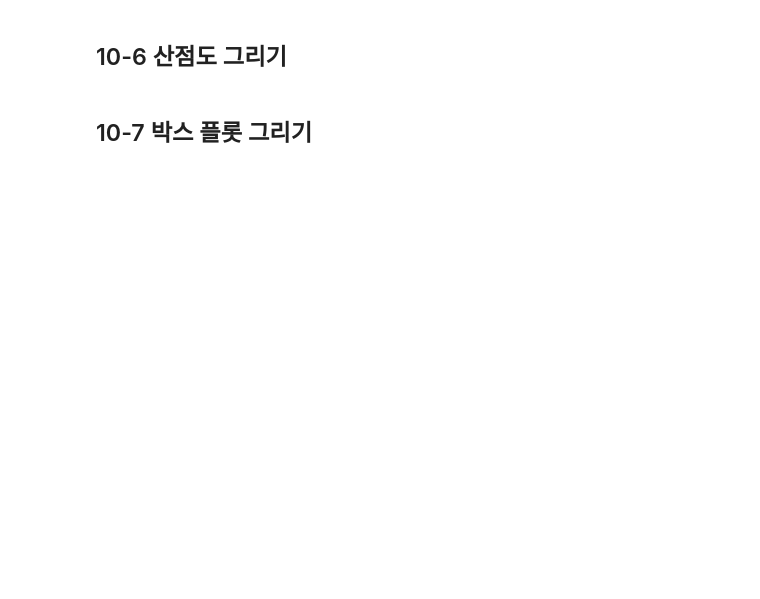
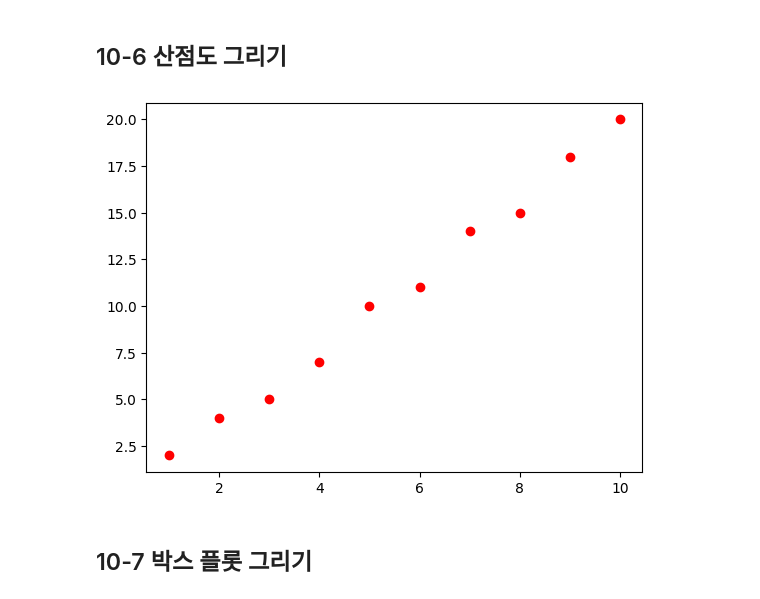
Before and after one commit to cowboy779/202509_DataAnalysis, a Jupyter notebook: 오픈소스_데이터_분석_10강.ipynb, the cells around one changed output. Saved outputs shown, nothing was run; the diff lists cells and outputs as text; code cells hidden in the pictures; blank space fills up the shorter version.

```diff
--- a/오픈소스_데이터_분석_10강.ipynb
+++ b/오픈소스_데이터_분석_10강.ipynb
@@ -138,13 +147,16 @@ plt.show()
 # %%
 import matplotlib.pyplot as plt
 
 ## 데이터 정의
 x = [1, 2, 3, 4, 5, 6, 7, 8, 9, 10]
 y = [2, 4, 5, 7, 10, 11, 14, 15, 18, 20]
 
 ## 산점도 그리기
+plt.scatter(x, y, color='red', marker='o', label='Scatter')
 
 plt.show()
+# %% [output]
+[figure, added]
 # %% [markdown]
 ## 10-7 박스 플롯 그리기
 # %%
```
Also changed, not shown: parts of 12 cells of this notebook.
